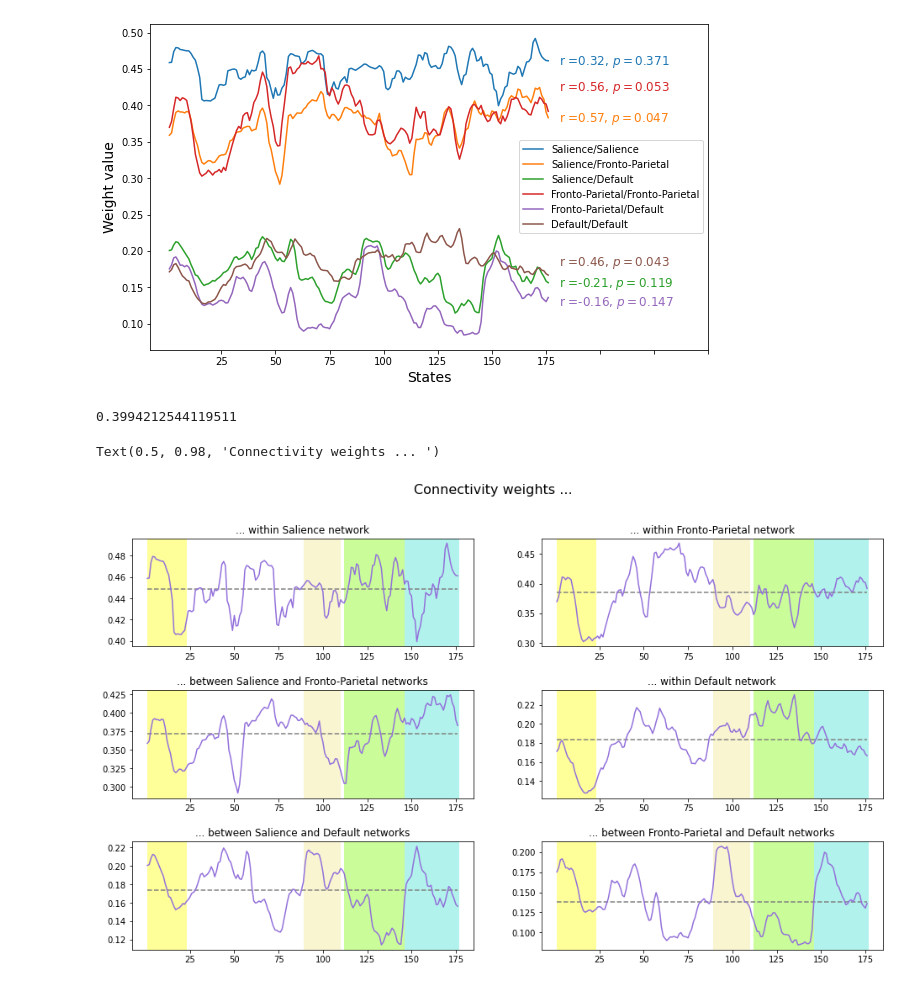
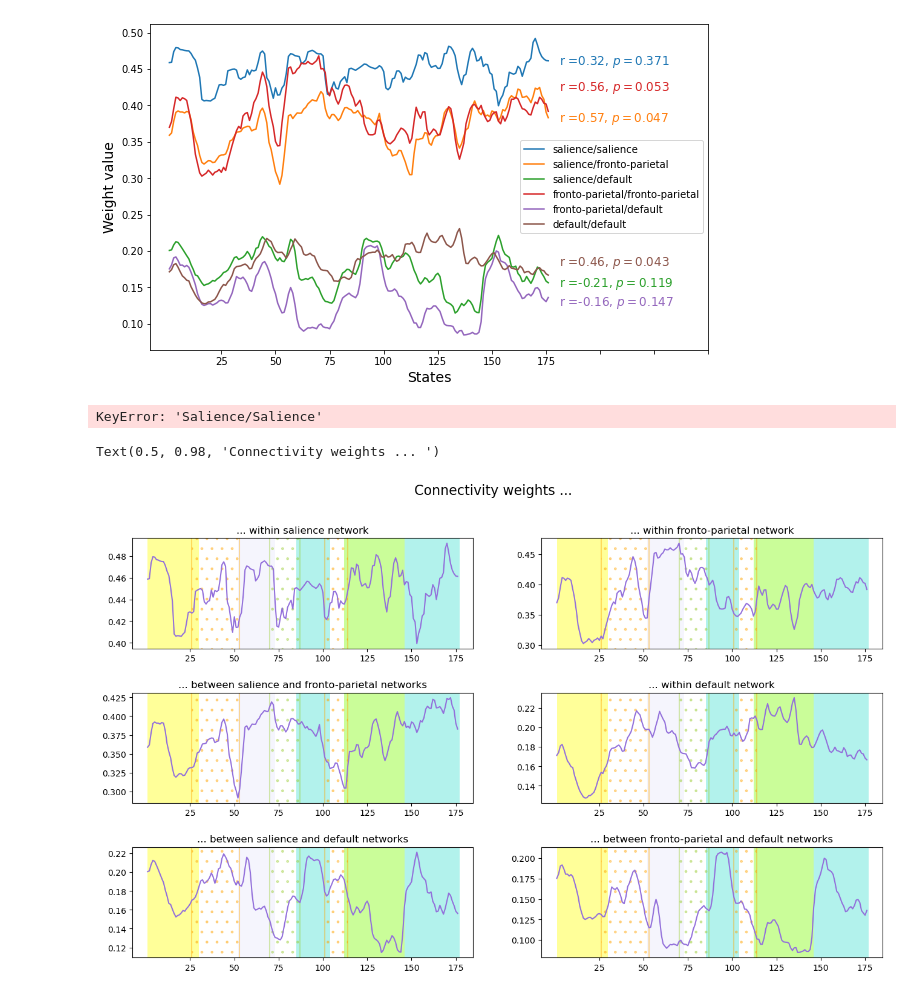
Before and after one commit to aaolaveh/TDA_suspense, a Jupyter notebook: Code/d_variance_and_network_weight.ipynb, the cells around one changed output. Drawn from its saved outputs; the diff is of its cells as text; code cells hidden in the pictures.

```diff
--- a/Code/d_variance_and_network_weight.ipynb
+++ b/Code/d_variance_and_network_weight.ipynb
@@ -135,7 +138,7 @@ lims
 # %% [output]
 [0, 10, 30, 74]
 # %%
-networks=['Salience','Fronto-Parietal','Default'] #I have to put the name Fronto-parietal
+networks=['salience','fronto-parietal','default'] #I have to put the name Fronto-parietal
 from itertools import combinations_with_replacement
 pos_weights={}
 for j,k in combinations_with_replacement(range(len(networks)),2):
@@ -251,12 +257,18 @@ blocks1 = np.array([[1,22],[89,109],[112,145],[146,176]])
 blocks2 = np.array([[100,103],[154,163],[165,170]])
 blocks3 = np.array([[26,29],[106,108]])
 color=['yellow','khaki','lawngreen','turquoise']
+# %%
+blocks1 = np.array([[1,29],[52,72],[85,103],[112,145],[146,176]])
+color=['yellow','lavender','turquoise','lawngreen','turquoise']
+
+blocks4 = np.array([[26,52],[70,86],[101,113]])
+color4=['orange','yellowgreen','orange']
 # %%
 my_order=[0,3,1,5,2,4]
 # %%
 np.min(pos_weights['Salience/Salience'])
 # %% [output]
-0.3994212544119511
+KeyError: 'Salience/Salience'
 # %%
 #We plot each of the network weigthts with the blocks of Mapper
 fig = plt.figure(figsize=(16,9))
@@ -270,36 +282,71 @@ keys=list(pos_weights.keys())
 
 for k in range(len(pos_weights)):
     axs=plt.subplot(gs[k])
     key=keys[my_order[k]]
     avg=my_avg(pos_weights[key],blocks1)
     #plt.plot(avg,color='gray',linestyle='dashed')
-    plt.plot([np.mean(pos_weights[key])]*t_s,color='gray',linestyle='dashed')
+    #plt.plot([np.mean(pos_weights[key])]*t_s,color='gray',linestyle='dashed')
     plt.plot(pos_weights[key],color='mediumpurple')
     #for i in [15]:
     #    plt.axvline(x=i,color='gray',linestyle='dashed',linewidth=1.2)
 
     part=str.split(key,sep= "/")
     if (part[0] == part[1]):
         plt.title('... within ' + part[0]+ ' network')
     else:
         plt.title('... between ' + part[0]+' and ' + part[1] + ' networks')
 
     g=25
     ticks=np.arange(g-1,177,g)
     plt.xticks(ticks=ticks,labels=ticks+1)
 
     rects1=[]
     block1=blocks1-1
+#     for i in range(block1.shape[0]):
+#         rect=Rectangle((block1[i,0],-1.7),block1[i,1]+1-block1[i,0],2.7)
+#         rects1.append(rect)
+
+#     pc1 = PatchCollection(rects1, facecolor=color, alpha=0.4,edgecolor=None)
+
+    block1=blocks1-1
     for i in range(block1.shape[0]):
-        rect=Rectangle((block1[i,0],-1.7),block1[i,1]+1-block1[i,0],2.7)
-        rects1.append(rect)
+        rect=Rectangle((block1[i,0],-1.7),block1[i,1]+1-block1[i,0],2.7,edgecolor = None,facecolor = color[i],alpha=0.4)
+        axs.add_patch(rect)
 
-    pc1 = PatchCollection(rects1, facecolor=color, alpha=0.4,edgecolor=None)
-    axs.add_collection(pc1)
+    block4=blocks4-1
+    for i in range(block4.shape[0]):
+        rect=Rectangle((block4[i,0],-1.7),block4[i,1]+1-block4[i,0],2.7,linewidth=1.5,facecolor = 'none',edgecolor = color4[i],
+                       hatch = '.',alpha=0.4)
+        axs.add_patch(rect)
+#     #===========================================================================================
+#     rects2=[]
+#     block2=blocks2-1
+#     for i in range(block2.shape[0]):
+#         rect=Rectangle((block2[i,0],-1.7),block2[i,1]+1-block2[i,0],2.7)
+#         rects2.append(rect)
 
+#     pc2 = PatchCollection(rects2,alpha=0.5,edgecolor="dimgray",lw = .5,hatch='/',facecolor='none')
+#     p2=Patch(alpha=0.5,edgecolor="dimgray",lw = .5,hatch='/',facecolor='none',label='Node 10')
+
+#     #=========================================================================================
+#     rects3=[]
+#     block3=blocks3-1
+#     for i in range(block3.shape[0]):
+#         rect=Rectangle((block3[i,0],-1.7),block3[i,1]+1-block3[i,0],2.7)
+#         rects3.append(rect)
+
+#     pc3 = PatchCollection(rects3,alpha=0.5,edgecolor="dimgray",lw = .5,hatch='-',facecolor='none')
+#     p3=Patch(alpha=0.5,edgecolor="dimgray",lw = .5,hatch='-',facecolor='none',label='Node 28')
+    #====================================================================================
+#    axs.add_collection(pc1)
+#     axs.add_collection(pc2)
+#     axs.add_collection(pc3)
+
+# handles=[p3,p2]
+# axs.legend(handles=handles,bbox_to_anchor=(0.9, 4.25),ncol=5,prop={'size': 12})
 
 fig.suptitle('Connectivity weights ... ',size=16)
 #fig.savefig('../Imagenes/thesis/networks_weights.pdf',bbox_inches='tight')
 # %% [output]
 Text(0.5, 0.98, 'Connectivity weights ... ')
-[figure, old version]
+[figure, new version]
```
Also changed, not shown: parts of 5 cells of this notebook, 13 other files.
